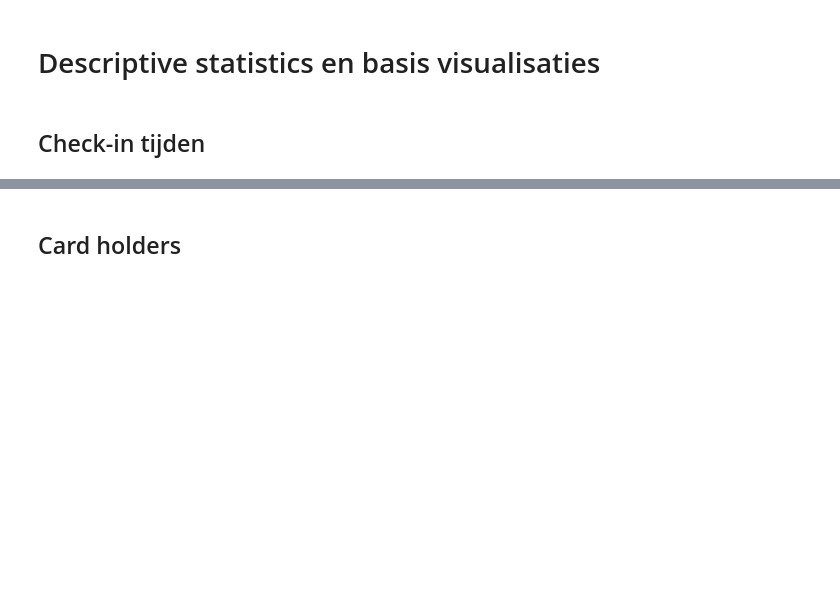
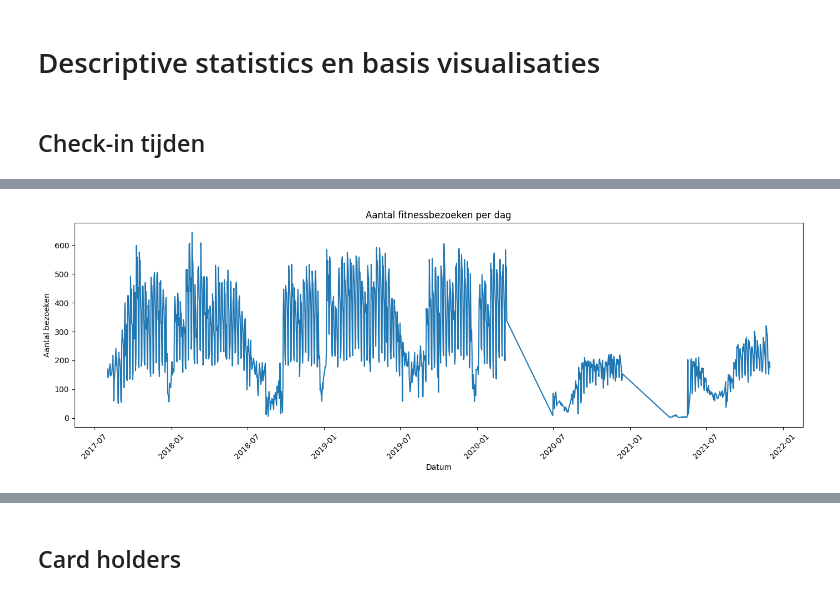
Before and after one commit to kyleholt/Data, a Jupyter notebook: Notebook eindopdracht.ipynb, the cells around one changed output, grey strips where cells are left out. Drawn from its saved outputs; the diff is of its cells as text; code cells hidden in the pictures; blank space fills up the shorter version.

```diff
--- a/Notebook eindopdracht.ipynb
+++ b/Notebook eindopdracht.ipynb
@@ -856,0 +864,4 @@ Name: count, dtype: int64
+# %%
+# Dataset voor analyse zonder mogelijke dubbelen
+df_checkin_clean = df_checkin[~df_checkin['mogelijk_duplicaat']].copy()
+print('Aantal check-ins na verwijderen mogelijke dubbelen:', len(df_checkin_clean))
@@ -856,0 +994,14 @@ Name: count, dtype: int64
+# %%
+# Basisvisualisaties voor het hoofdstuk Beschrijving van de data / tijdreeksanalyse
+
+# 1. Bezoekers door de tijd
+plt.figure(figsize=(14, 5))
+plt.plot(df_checkin_per_dag['datum'], df_checkin_per_dag['aantal_bezoeken'])
+plt.title('Aantal fitnessbezoeken per dag')
+plt.xlabel('Datum')
+plt.ylabel('Aantal bezoeken')
+plt.xticks(rotation=45)
+plt.tight_layout()
+plt.show()
+# %% [output]
+[figure, added]
```
Also changed, not shown: parts of 11 cells of this notebook, 2 other files.
